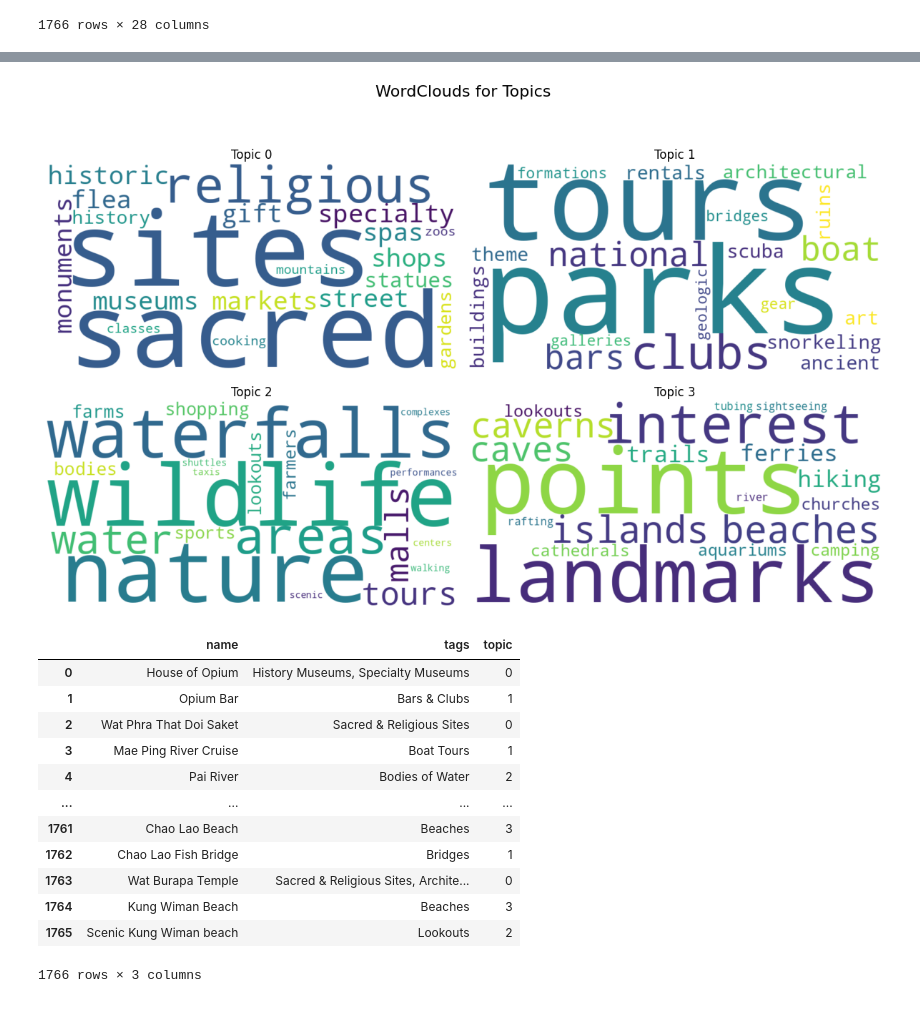
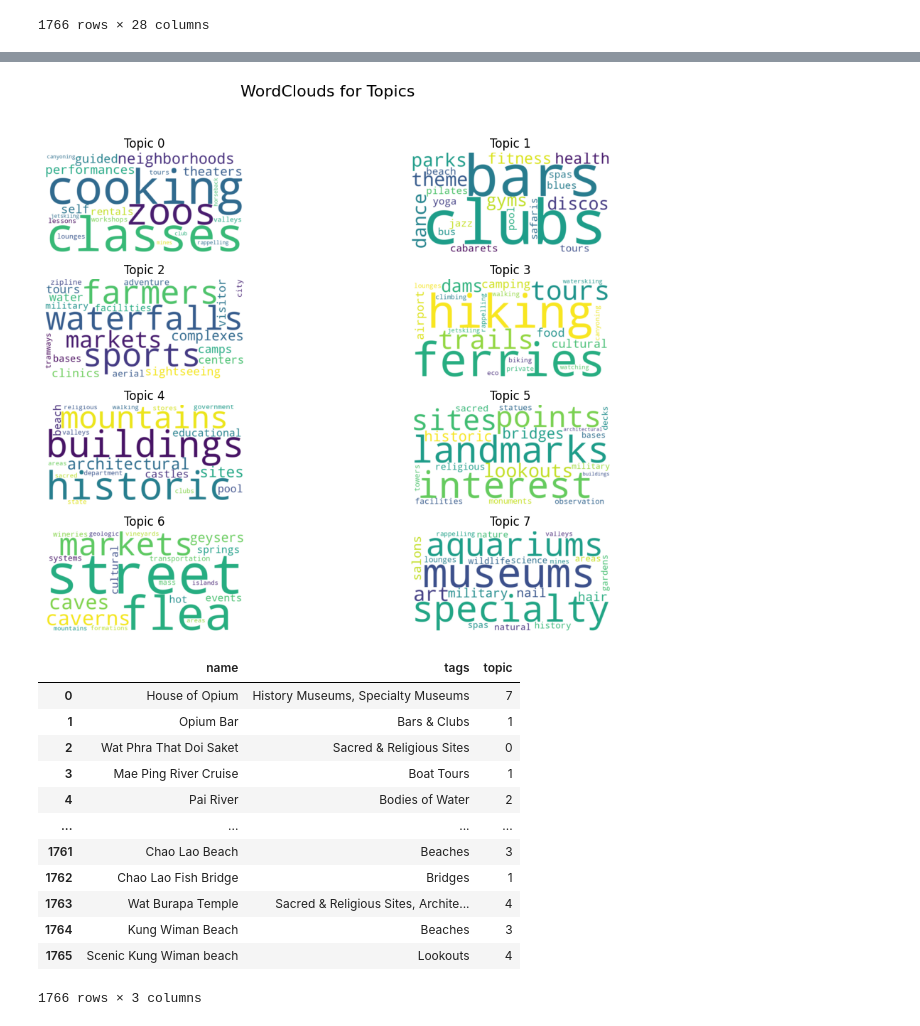
Before and after one commit to S09Z/IS_Project_Thailand_Tourism_Recommendation, a Jupyter notebook: app/frontend/transform_data.ipynb, the cells around one changed output, grey strips where cells are left out. Drawn from its saved outputs; the diff is of its cells as text; code cells hidden in the pictures.

Commit message:
update cluster

```diff
--- a/app/frontend/transform_data.ipynb
+++ b/app/frontend/transform_data.ipynb
@@ -670,3 +670,30 @@ combined_details_df
 1766 rows × 28 columns
 # %%
 combined_details_df.to_csv("data/combined_details.csv")
+# %%
+combined_details_df = pd.read_csv("data/combined_details.csv")
+# %%
+from sklearn.feature_extraction.text import TfidfVectorizer
+from sklearn.decomposition import LatentDirichletAllocation
+from sklearn.feature_extraction.text import CountVectorizer
+import matplotlib.pyplot as plt
+from wordcloud import WordCloud
+from gensim.models import Word2Vec
+import numpy as np
+import re
+
+
+import nltk
+from nltk.corpus import stopwords
+from nltk.tokenize import word_tokenize
+from nltk.stem import PorterStemmer
+from nltk.stem import WordNetLemmatizer
+import string
+
+# Download necessary NLTK data
+nltk.download('punkt')
+nltk.download('stopwords')
+nltk.download('wordnet')
+
+
+N_CLUSTER = 8
@@ -693,13 +737,14 @@ plt.show()
 # %%
 # ตรวจสอบและแทนค่าที่เป็น NaN ในคอลัมน์ 'tags'
 combined_details_df['tags'] = combined_details_df['tags'].fillna('')
+
 
 # แปลงข้อความใน 'tags' ให้เป็นเมทริกซ์ TF-IDF
 vectorizer = TfidfVectorizer()
 X = vectorizer.fit_transform(combined_details_df['tags'])
 
 # สร้างโมเดล LDA เพื่อหา topics
-lda_model = LatentDirichletAllocation(n_components=4, random_state=42)  # กำหนด 5 topics
+lda_model = LatentDirichletAllocation(n_components=N_CLUSTER, random_state=42)  # กำหนด 5 topics
 lda_model.fit(X)
 
 # ดึง top keywords ในแต่ละ topic
@@ -725,40 +798,40 @@ of points landmarks interest beaches islands caverns caves hiking ferries
 def get_topic_words(lda_model, feature_names, n_top_words=10):
     topic_words = []
     for topic_idx, topic in enumerate(lda_model.components_):
         words = [feature_names[i] for i in topic.argsort()[:-n_top_words - 1:-1]]
         topic_words.append(" ".join(words))
     return topic_words
 
 # Generate topic words from LDA model
 topic_words = get_topic_words(lda_model, vectorizer.get_feature_names_out(), n_top_words=20)
 
 # Function to plot WordClouds in a 2x2 grid
 def plot_wordclouds_in_grid(topic_words, n_rows=2, n_cols=2):
     fig, axes = plt.subplots(n_rows, n_cols, figsize=(12, 8))
     fig.suptitle("WordClouds for Topics", fontsize=16)
 
     for idx, words in enumerate(topic_words):
         if idx < n_rows * n_cols:
             row, col = divmod(idx, n_cols)
             wordcloud = WordCloud(width=800, height=400, background_color='white').generate(words)
             axes[row, col].imshow(wordcloud, interpolation='bilinear')
             axes[row, col].axis('off')
             axes[row, col].set_title(f"Topic {idx}", fontsize=12)
         else:
             axes[row, col].axis('off')  # Turn off any extra axes
 
     plt.tight_layout(rect=[0, 0, 1, 0.95])  # Adjust layout to leave space for title
     plt.show()
 
 # Plot the WordClouds in a 2x2 grid
-plot_wordclouds_in_grid(topic_words, n_rows=2, n_cols=2)
+plot_wordclouds_in_grid(topic_words, n_rows=4, n_cols=2)
 # %% [output]
-[figure, old version]
+[figure, new version]
 # %%
 combined_details_df[['name', 'tags', 'topic']]
 # %% [output]
 |  | name | tags | topic |
-| 0 | House of Opium | History Museums, Specialty Museums | 0 |
+| 0 | House of Opium | History Museums, Specialty Museums | 7 |
 | 1 | Opium Bar | Bars & Clubs | 1 |
 | 2 | Wat Phra That Doi Saket | Sacred & Religious Sites | 0 |
 | 3 | Mae Ping River Cruise | Boat Tours | 1 |
@@ -766,7 +839,7 @@ combined_details_df[['name', 'tags', 'topic']]
 | ... | ... | ... | ... |
 | 1761 | Chao Lao Beach | Beaches | 3 |
 | 1762 | Chao Lao Fish Bridge | Bridges | 1 |
-| 1763 | Wat Burapa Temple | Sacred & Religious Sites, Archite... | 0 |
+| 1763 | Wat Burapa Temple | Sacred & Religious Sites, Archite... | 4 |
 | 1764 | Kung Wiman Beach | Beaches | 3 |
-| 1765 | Scenic Kung Wiman beach | Lookouts | 2 |
+| 1765 | Scenic Kung Wiman beach | Lookouts | 4 |
 1766 rows × 3 columns
```
Also changed, not shown: parts of 21 cells of this notebook, 1 other file.
